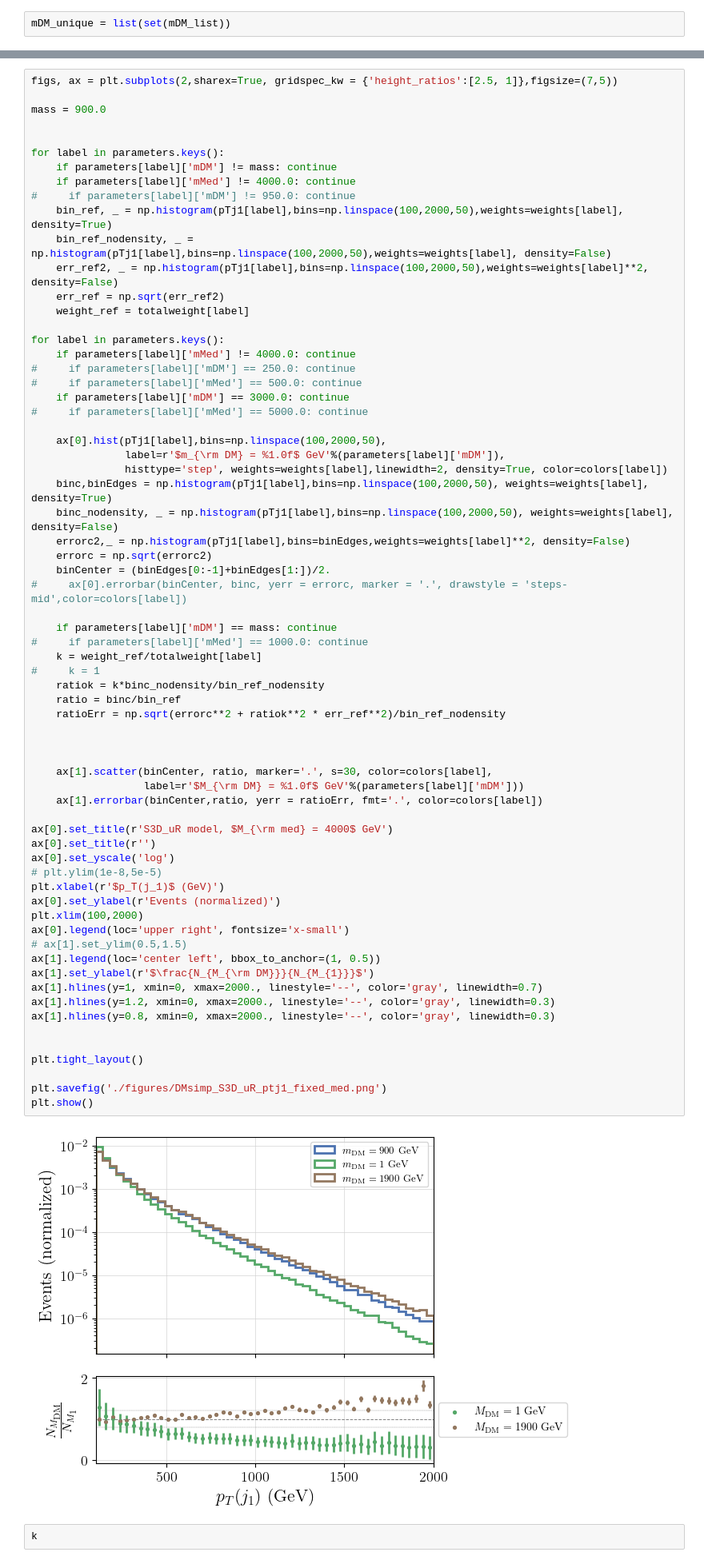
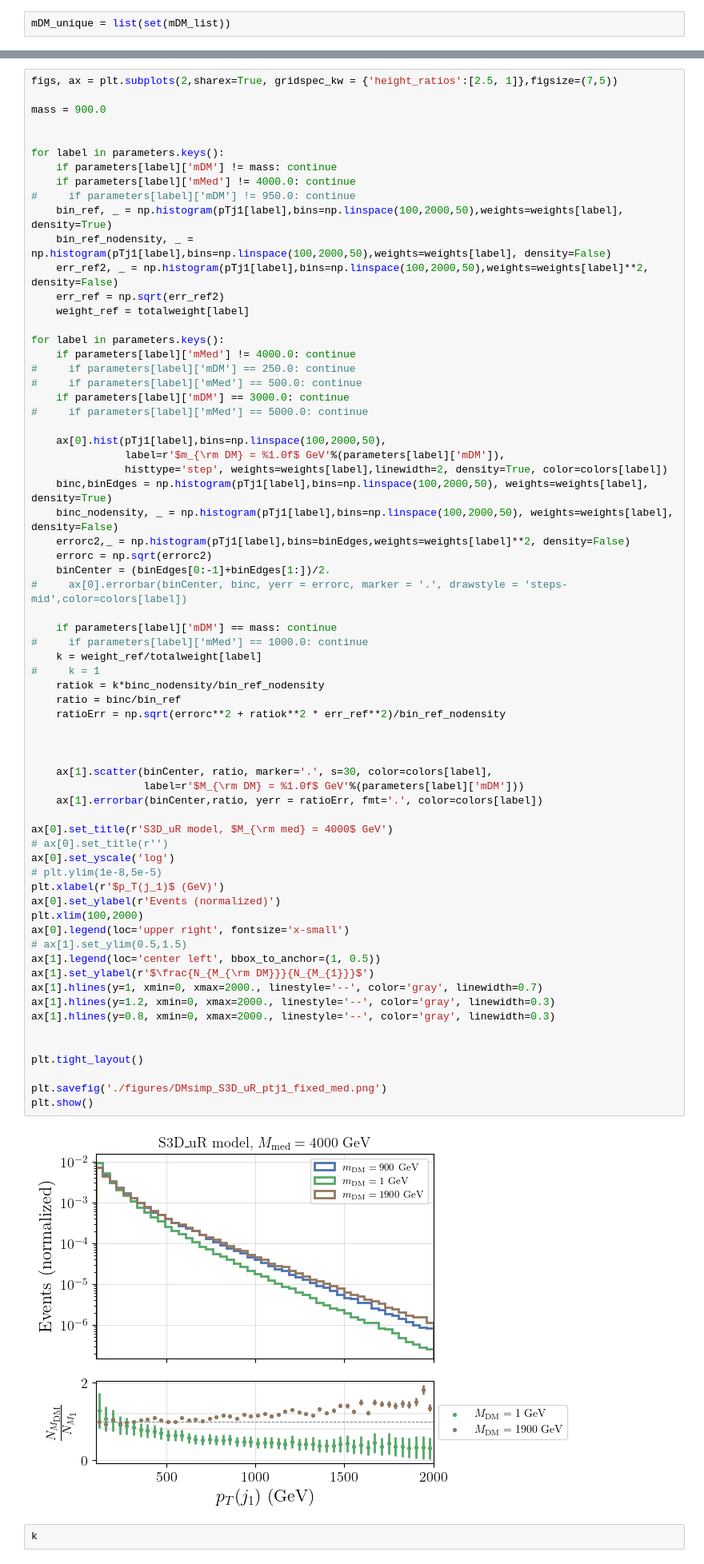
Before and after one commit to andlessa/MonoXSMS, a Jupyter notebook: t-channel/notebooks/PlotPT-MediatorLHE-tchannel-Copy1.ipynb, the cells around one changed output, grey strips where cells are left out. Shown at 80% size. Drawn from its saved outputs; the diff is of its cells as text.

Commit message:
fix on plot title

```diff
--- a/t-channel/notebooks/PlotPT-MediatorLHE-tchannel-Copy1.ipynb
+++ b/t-channel/notebooks/PlotPT-MediatorLHE-tchannel-Copy1.ipynb
@@ -454,35 +454,35 @@ for label in parameters.keys():
     ratiok = k*binc_nodensity/bin_ref_nodensity
     ratio = binc/bin_ref
     ratioErr = np.sqrt(errorc**2 + ratiok**2 * err_ref**2)/bin_ref_nodensity
 
 
 
     ax[1].scatter(binCenter, ratio, marker='.', s=30, color=colors[label],
                   label=r'$M_{\rm DM} = %1.0f$ GeV'%(parameters[label]['mDM']))
     ax[1].errorbar(binCenter,ratio, yerr = ratioErr, fmt='.', color=colors[label])
 
 ax[0].set_title(r'S3D_uR model, $M_{\rm med} = 4000$ GeV')
-ax[0].set_title(r'')
+# ax[0].set_title(r'')
 ax[0].set_yscale('log')
 # plt.ylim(1e-8,5e-5)
 plt.xlabel(r'$p_T(j_1)$ (GeV)')
 ax[0].set_ylabel(r'Events (normalized)')
 plt.xlim(100,2000)
 ax[0].legend(loc='upper right', fontsize='x-small')
 # ax[1].set_ylim(0.5,1.5)
 ax[1].legend(loc='center left', bbox_to_anchor=(1, 0.5))
 ax[1].set_ylabel(r'$\frac{N_{M_{\rm DM}}}{N_{M_{1}}}$')
 ax[1].hlines(y=1, xmin=0, xmax=2000., linestyle='--', color='gray', linewidth=0.7)
 ax[1].hlines(y=1.2, xmin=0, xmax=2000., linestyle='--', color='gray', linewidth=0.3)
 ax[1].hlines(y=0.8, xmin=0, xmax=2000., linestyle='--', color='gray', linewidth=0.3)
 
 
 plt.tight_layout()
 
 plt.savefig('./figures/DMsimp_S3D_uR_ptj1_fixed_med.png')
 plt.show()
 # %% [output]
-[figure, old version]
+[figure, new version]
 # %%
 k
 # %% [output]
```
